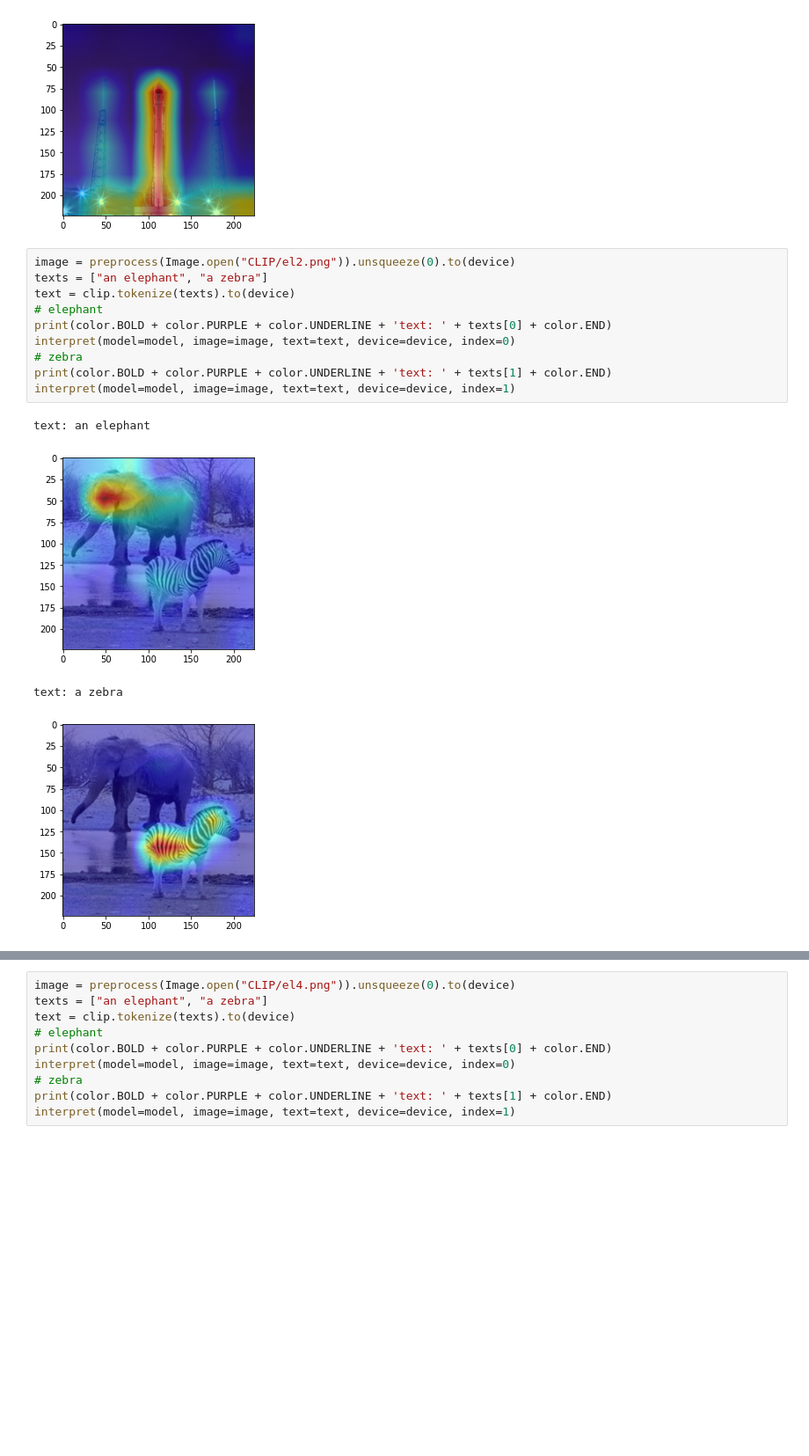
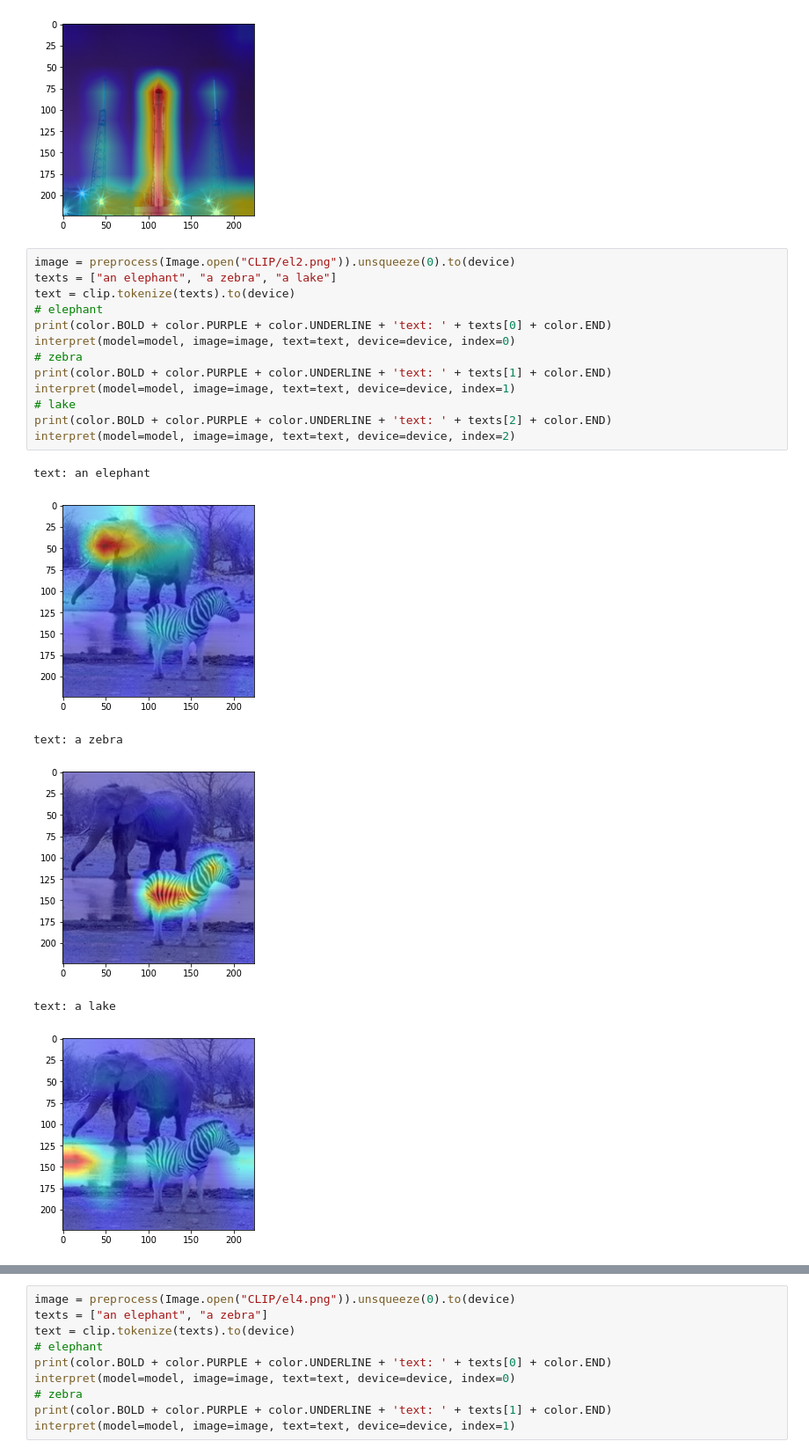
Before and after one commit to hila-chefer/Transformer-MM-Explainability, a Jupyter notebook: CLIP_explainability.ipynb, the cells around one changed output, grey strips where cells are left out. Shown at 88% size. Cells and saved outputs as stored; diff of their text form; blank space fills up the shorter version.

```diff
--- a/CLIP_explainability.ipynb
+++ b/CLIP_explainability.ipynb
@@ -118,18 +127,23 @@ text: a rocket standing on a launchpad
 [figure]
 # %%
 image = preprocess(Image.open("CLIP/el2.png")).unsqueeze(0).to(device)
-texts = ["an elephant", "a zebra"]
+texts = ["an elephant", "a zebra", "a lake"]
 text = clip.tokenize(texts).to(device)
 # elephant
 print(color.BOLD + color.PURPLE + color.UNDERLINE + 'text: ' + texts[0] + color.END)
 interpret(model=model, image=image, text=text, device=device, index=0)
 # zebra
 print(color.BOLD + color.PURPLE + color.UNDERLINE + 'text: ' + texts[1] + color.END)
 interpret(model=model, image=image, text=text, device=device, index=1)
+# lake
+print(color.BOLD + color.PURPLE + color.UNDERLINE + 'text: ' + texts[2] + color.END)
+interpret(model=model, image=image, text=text, device=device, index=2)
 # %% [output]
 text: an elephant
 [figure]
 text: a zebra
 [figure]
+text: a lake
+[figure, added]
 # %%
 image = preprocess(Image.open("CLIP/el3.png")).unsqueeze(0).to(device)
```
Also changed, not shown: parts of 5 cells of this notebook.
